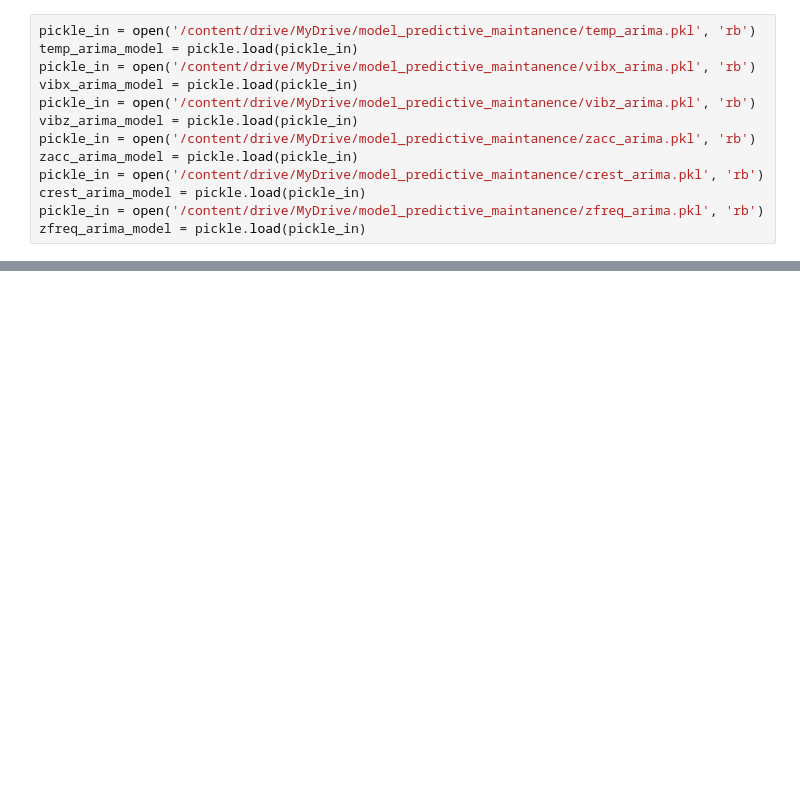
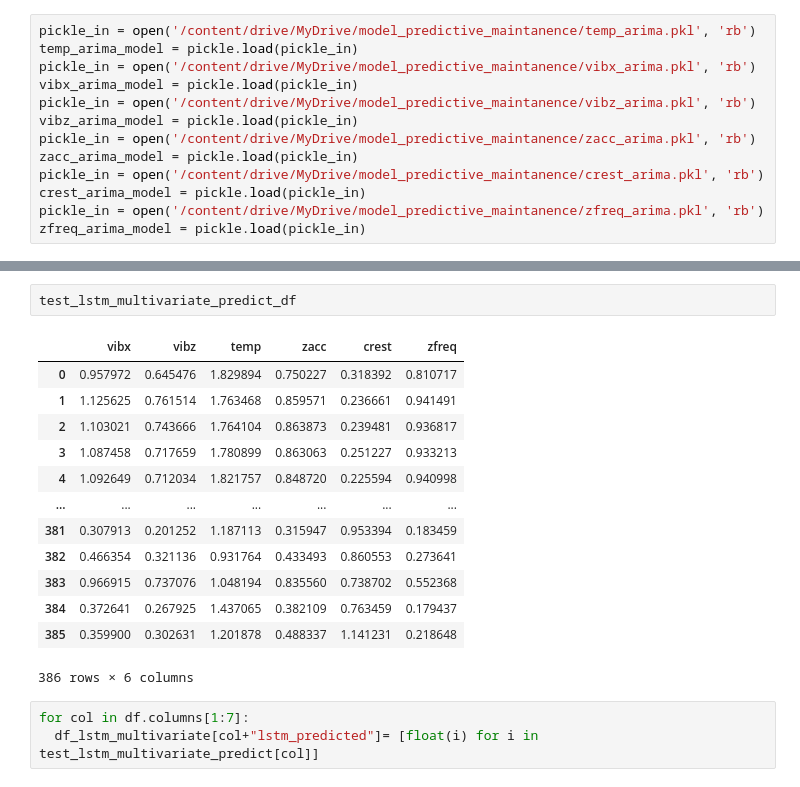
Before and after one commit to MustafaBozkurt84/predictive-maintanance-LSTM, a Jupyter notebook: predictive_maintanence_app.ipynb, the cells around one changed output, grey strips where cells are left out. Drawn from its saved outputs; the diff is of its cells as text; blank space fills up the shorter version.

```diff
--- a/predictive_maintanence_app.ipynb
+++ b/predictive_maintanence_app.ipynb
@@ -44,0 +319,19 @@ for model,col in zip(arima_models,columns):
+# %%
+test_lstm_multivariate_predict_df
+# %% [output]
+|  | vibx | vibz | temp | zacc | crest | zfreq |
+| 0 | 0.957972 | 0.645476 | 1.829894 | 0.750227 | 0.318392 | 0.810717 |
+| 1 | 1.125625 | 0.761514 | 1.763468 | 0.859571 | 0.236661 | 0.941491 |
+| 2 | 1.103021 | 0.743666 | 1.764104 | 0.863873 | 0.239481 | 0.936817 |
+| 3 | 1.087458 | 0.717659 | 1.780899 | 0.863063 | 0.251227 | 0.933213 |
+| 4 | 1.092649 | 0.712034 | 1.821757 | 0.848720 | 0.225594 | 0.940998 |
+| ... | ... | ... | ... | ... | ... | ... |
+| 381 | 0.307913 | 0.201252 | 1.187113 | 0.315947 | 0.953394 | 0.183459 |
+| 382 | 0.466354 | 0.321136 | 0.931764 | 0.433493 | 0.860553 | 0.273641 |
+| 383 | 0.966915 | 0.737076 | 1.048194 | 0.835560 | 0.738702 | 0.552368 |
+| 384 | 0.372641 | 0.267925 | 1.437065 | 0.382109 | 0.763459 | 0.179437 |
+| 385 | 0.359900 | 0.302631 | 1.201878 | 0.488337 | 1.141231 | 0.218648 |
+386 rows × 6 columns
+# %%
+for col in df.columns[1:7]:
+  df_lstm_multivariate[col+"lstm_predicted"]= [float(i) for i in test_lstm_multivariate_predict[col]]
```
Also changed, not shown: parts of 24 cells of this notebook.
